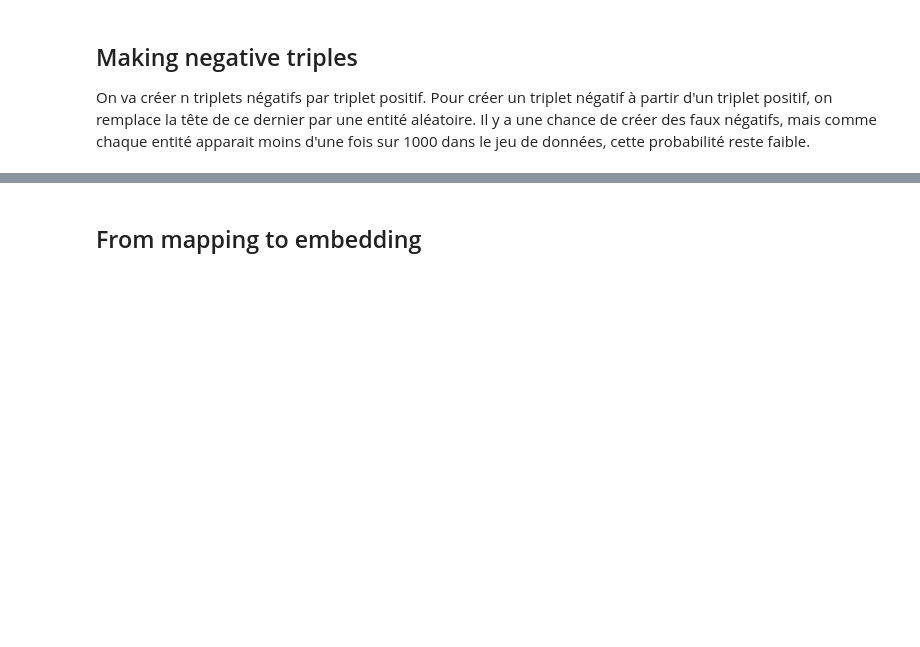
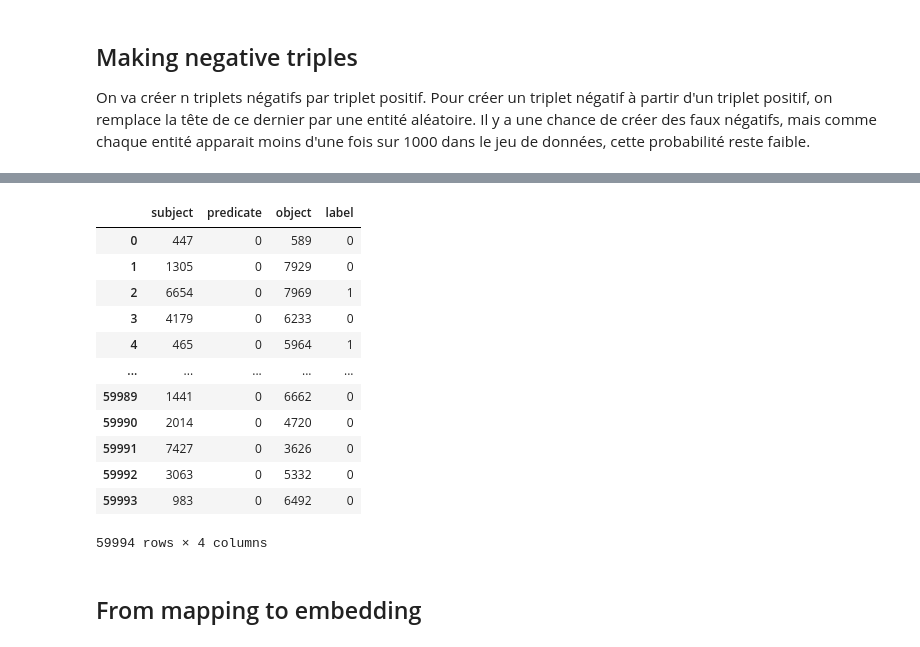
Before and after one commit to ElliotButz/ESL2024, a Jupyter notebook: code/Making_ComplEx_embeddings.ipynb, the cells around one changed output, grey strips where cells are left out. Cells and saved outputs as stored; diff of their text form; code cells hidden in the pictures; blank space fills up the shorter version.

```diff
--- a/code/Making_ComplEx_embeddings.ipynb
+++ b/code/Making_ComplEx_embeddings.ipynb
@@ -549,6 +560,20 @@ display(mapped_iric_with_negatives)
 # %%
-shuffled_mapped_iric_with_negatives = mapped_iric_with_negatives.sample(frac=1)
+shuffled_mapped_iric_with_negatives = mapped_iric_with_negatives.sample(frac=1).reset_index(drop=True)
 display(shuffled_mapped_iric_with_negatives)
+# %% [output]
+|  | subject | predicate | object | label |
+| 0 | 447 | 0 | 589 | 0 |
+| 1 | 1305 | 0 | 7929 | 0 |
+| 2 | 6654 | 0 | 7969 | 1 |
+| 3 | 4179 | 0 | 6233 | 0 |
+| 4 | 465 | 0 | 5964 | 1 |
+| ... | ... | ... | ... | ... |
+| 59989 | 1441 | 0 | 6662 | 0 |
+| 59990 | 2014 | 0 | 4720 | 0 |
+| 59991 | 7427 | 0 | 3626 | 0 |
+| 59992 | 3063 | 0 | 5332 | 0 |
+| 59993 | 983 | 0 | 6492 | 0 |
+59994 rows × 4 columns
 # %% [markdown]
 ## From mapping to embedding
 # %%
```
Also changed, not shown: parts of 12 cells of this notebook.
